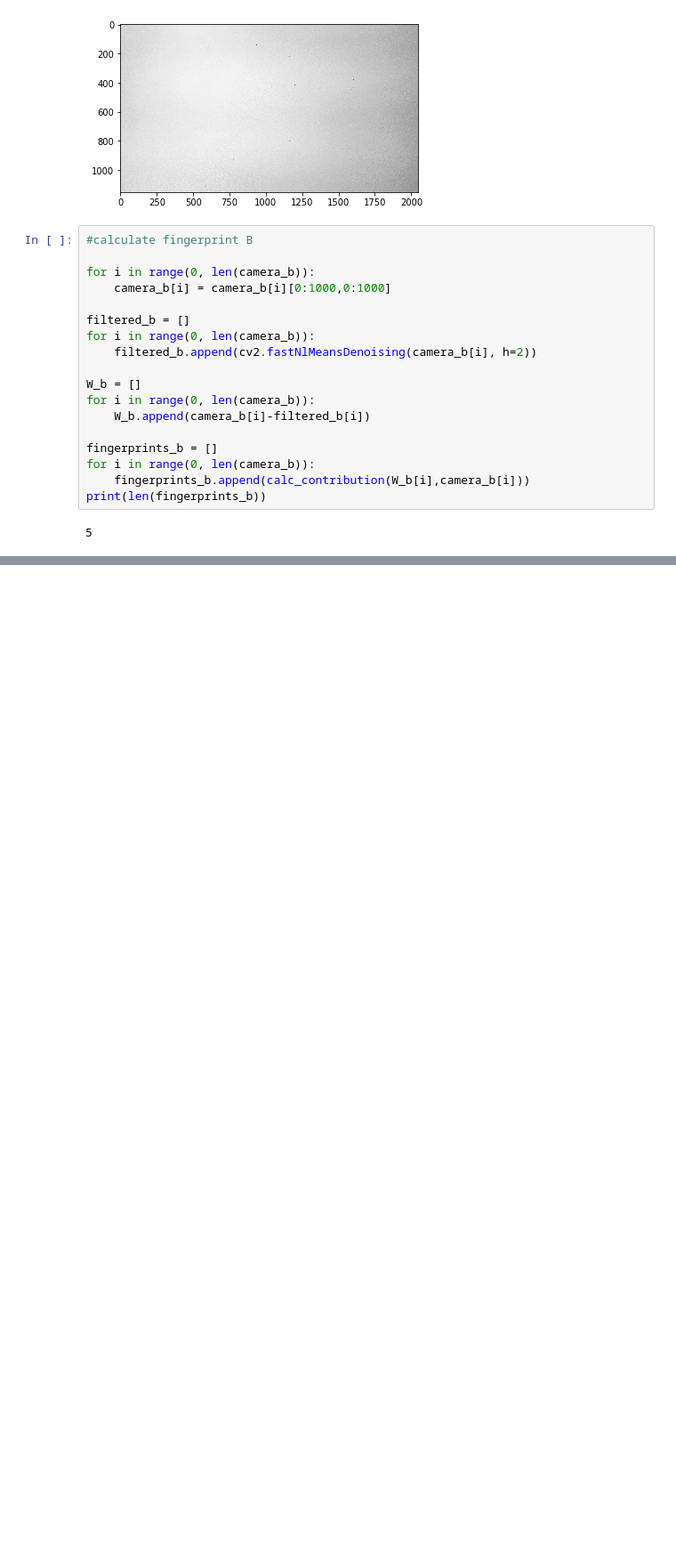
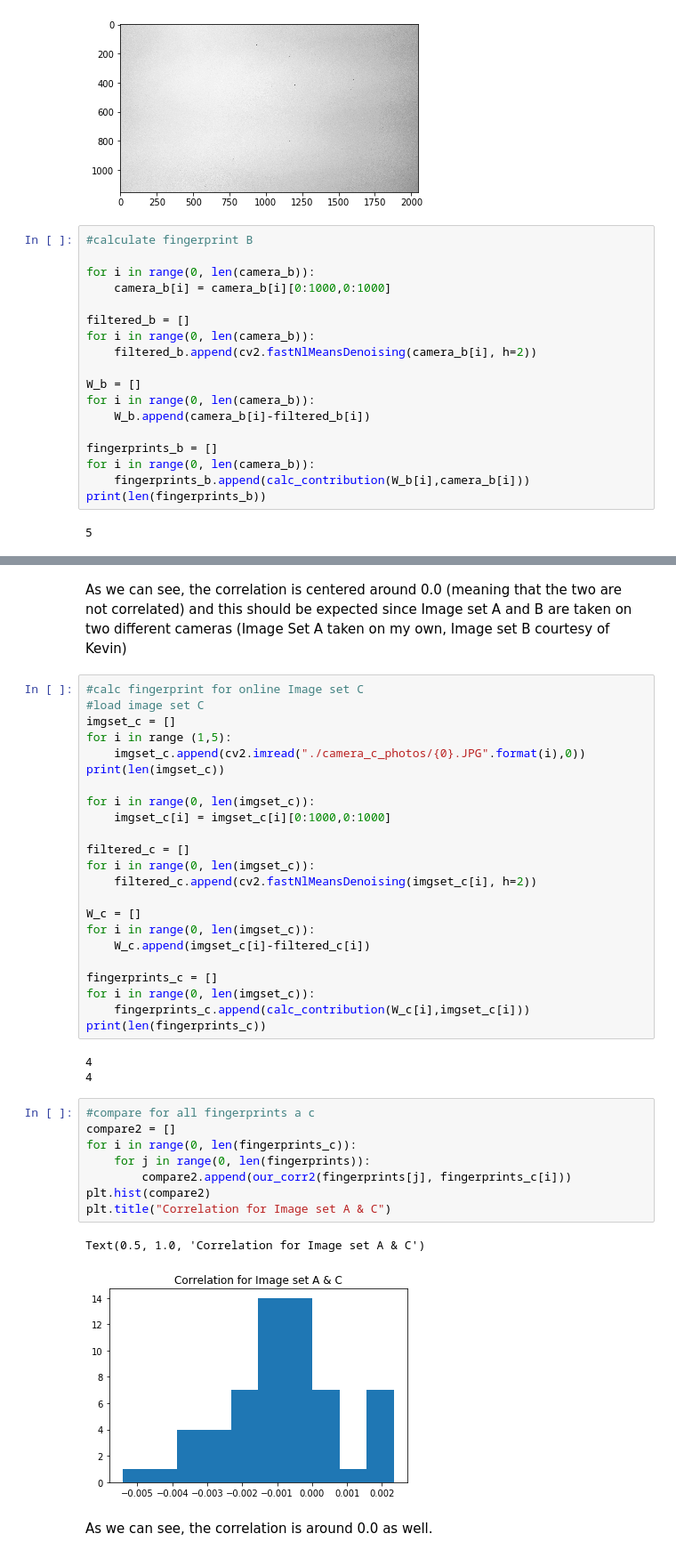
Before and after one commit to kensekense/unige-spring-2020, a Jupyter notebook: selected_topics/forensics/tp1/forensics_TP1.ipynb, the cells around one changed output, grey strips where cells are left out. Shown at 89% size. Saved outputs shown, nothing was run; the diff lists cells and outputs as text; blank space fills up the shorter version.

```diff
--- a/selected_topics/forensics/tp1/forensics_TP1.ipynb
+++ b/selected_topics/forensics/tp1/forensics_TP1.ipynb
@@ -148,0 +176,41 @@ plt.imshow(fingerprints_b[0])
+# %% [markdown]
+As we can see, the correlation is centered around 0.0 (meaning that the two are not correlated) and this should be expected since Image set A and B are taken on two different cameras (Image Set A taken on my own, Image set B courtesy of Kevin)
+# %%
+#calc fingerprint for online Image set C
+#load image set C
+imgset_c = []
+for i in range (1,5):
+    imgset_c.append(cv2.imread("./camera_c_photos/{0}.JPG".format(i),0))
+print(len(imgset_c))
+
+for i in range(0, len(imgset_c)):
+    imgset_c[i] = imgset_c[i][0:1000,0:1000]
+
+filtered_c = []
+for i in range(0, len(imgset_c)):
+    filtered_c.append(cv2.fastNlMeansDenoising(imgset_c[i], h=2))
+
+W_c = []
+for i in range(0, len(imgset_c)):
+    W_c.append(imgset_c[i]-filtered_c[i])
+
+fingerprints_c = []
+for i in range(0, len(imgset_c)):
+    fingerprints_c.append(calc_contribution(W_c[i],imgset_c[i]))
+print(len(fingerprints_c))
+# %% [output]
+4
+4
+# %%
+#compare for all fingerprints a c
+compare2 = []
+for i in range(0, len(fingerprints_c)):
+    for j in range(0, len(fingerprints)):
+        compare2.append(our_corr2(fingerprints[j], fingerprints_c[i]))
+plt.hist(compare2)
+plt.title("Correlation for Image set A & C")
+# %% [output]
+Text(0.5, 1.0, 'Correlation for Image set A & C')
+[figure, added]
+# %% [markdown]
+As we can see, the correlation is around 0.0 as well.
```
Also changed, not shown: parts of 13 cells of this notebook, 7 other files.
